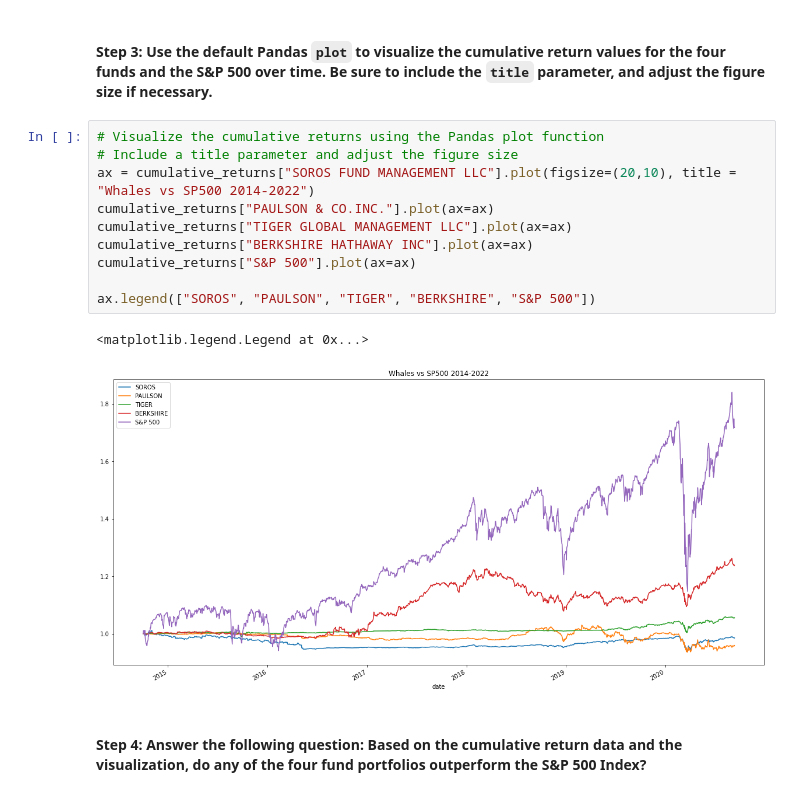
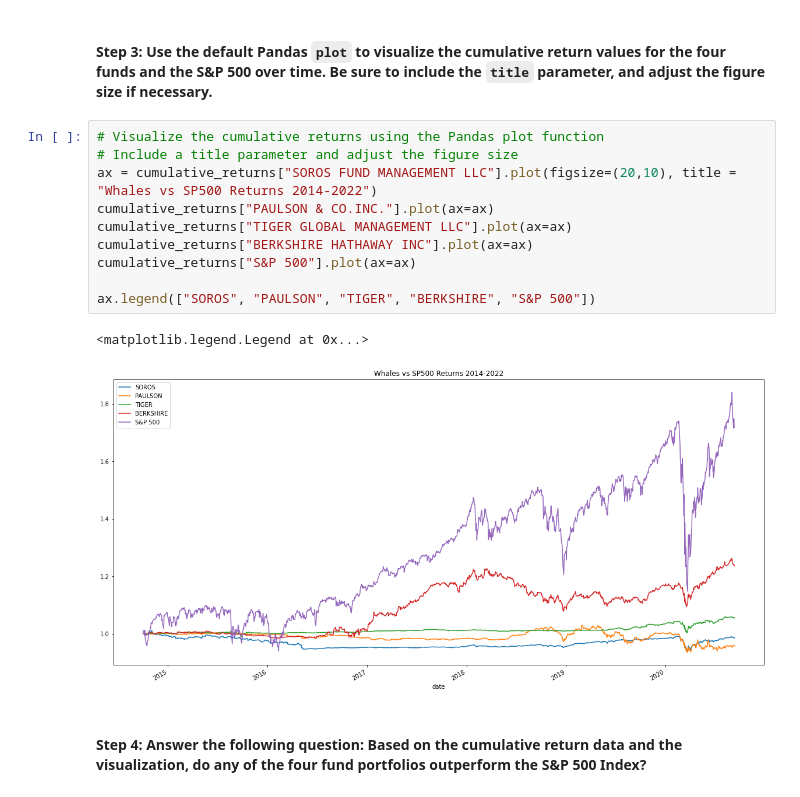
Before and after one commit to naomynaomy/module4challenge, a Jupyter notebook: Starter_Code/risk_return_analysis.ipynb, the cells around one changed output. Saved outputs shown, nothing was run; the diff lists cells and outputs as text.

```diff
--- a/Starter_Code/risk_return_analysis.ipynb
+++ b/Starter_Code/risk_return_analysis.ipynb
@@ -186,16 +186,16 @@ cumulative_returns.tail()
 # %%
 # Visualize the cumulative returns using the Pandas plot function
 # Include a title parameter and adjust the figure size
-ax = cumulative_returns["SOROS FUND MANAGEMENT LLC"].plot(figsize=(20,10), title = "Whales vs SP500 2014-2022")
+ax = cumulative_returns["SOROS FUND MANAGEMENT LLC"].plot(figsize=(20,10), title = "Whales vs SP500 Returns 2014-2022")
 cumulative_returns["PAULSON & CO.INC."].plot(ax=ax)
 cumulative_returns["TIGER GLOBAL MANAGEMENT LLC"].plot(ax=ax)
 cumulative_returns["BERKSHIRE HATHAWAY INC"].plot(ax=ax)
 cumulative_returns["S&P 500"].plot(ax=ax)
 
 ax.legend(["SOROS", "PAULSON", "TIGER", "BERKSHIRE", "S&P 500"])
 # %% [output]
 <matplotlib.legend.Legend at 0x...>
-[figure, old version]
+[figure, new version]
 # %% [markdown]
 #### Step 4: Answer the following question: Based on the cumulative return data and the visualization, do any of the four fund portfolios outperform the S&P 500 Index?
 # %% [markdown]
```
Also changed, not shown: parts of 2 cells of this notebook.
